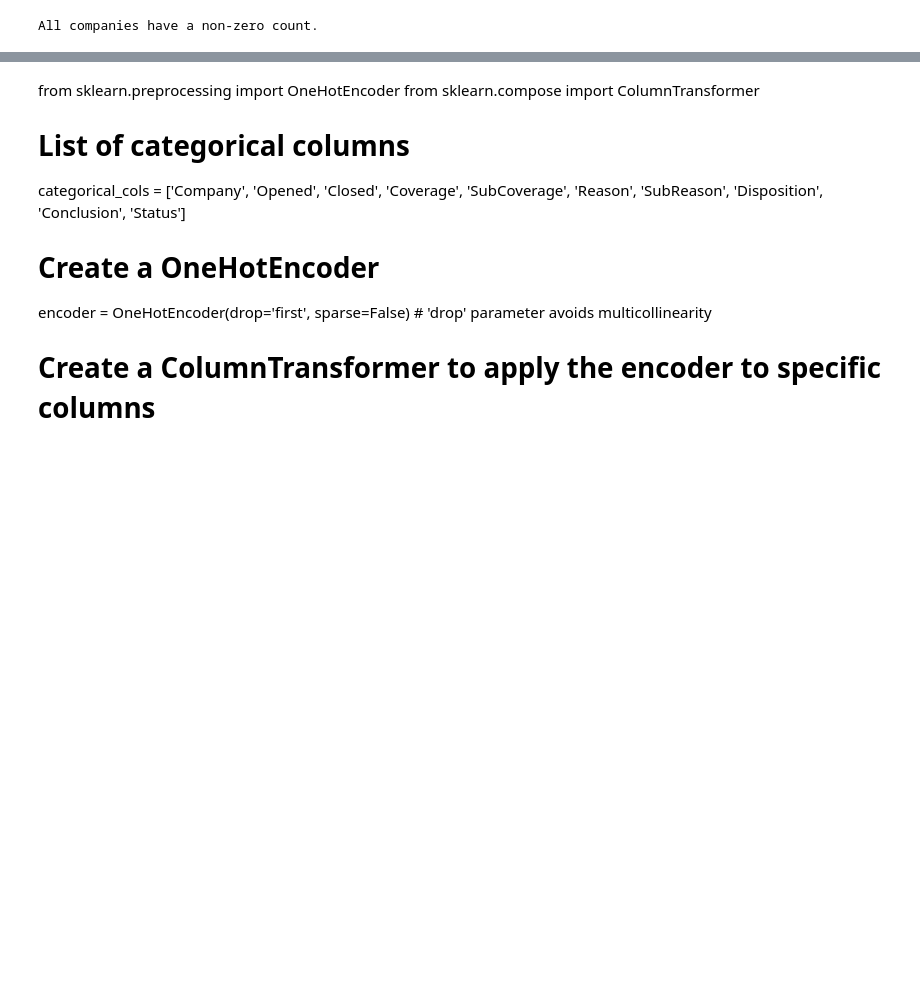
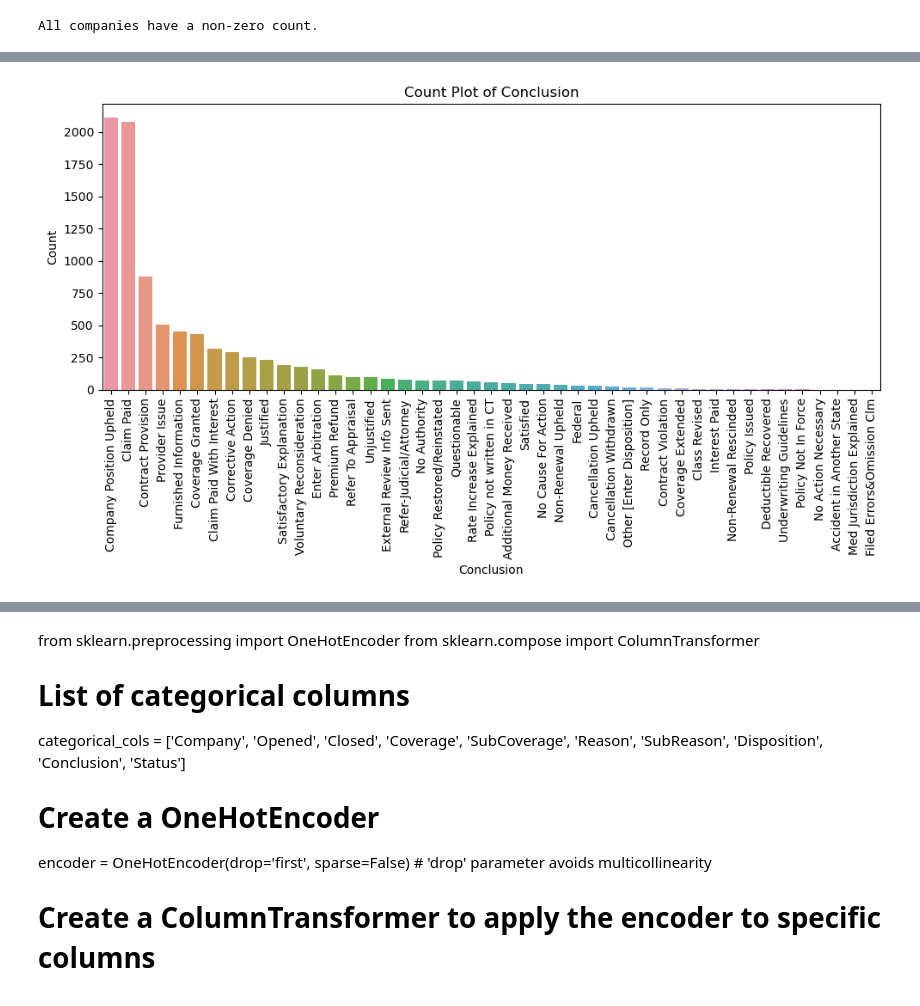
Before and after one commit to ajkam/schulich_data_science, a Jupyter notebook: Final_Prep/Insurance.ipynb, the cells around one changed output, grey strips where cells are left out. Saved outputs shown, nothing was run; the diff lists cells and outputs as text; code cells hidden in the pictures; blank space fills up the shorter version.

```diff
--- a/Final_Prep/Insurance.ipynb
+++ b/Final_Prep/Insurance.ipynb
@@ -531,0 +652,10 @@ for company, count in unknown_company_counts.items():
+# %%
+plt.figure(figsize=(10, 6))
+sns.countplot(data=df, x='Conclusion', order=df['Conclusion'].value_counts().index)
+plt.title('Count Plot of Conclusion')
+plt.xlabel('Conclusion')
+plt.ylabel('Count')
+plt.xticks(rotation=90)  # Rotate x-axis labels for better visibility
+plt.tight_layout()
+# %% [output]
+[figure, added]
```
Also changed, not shown: parts of 39 cells of this notebook, 1 other file.
